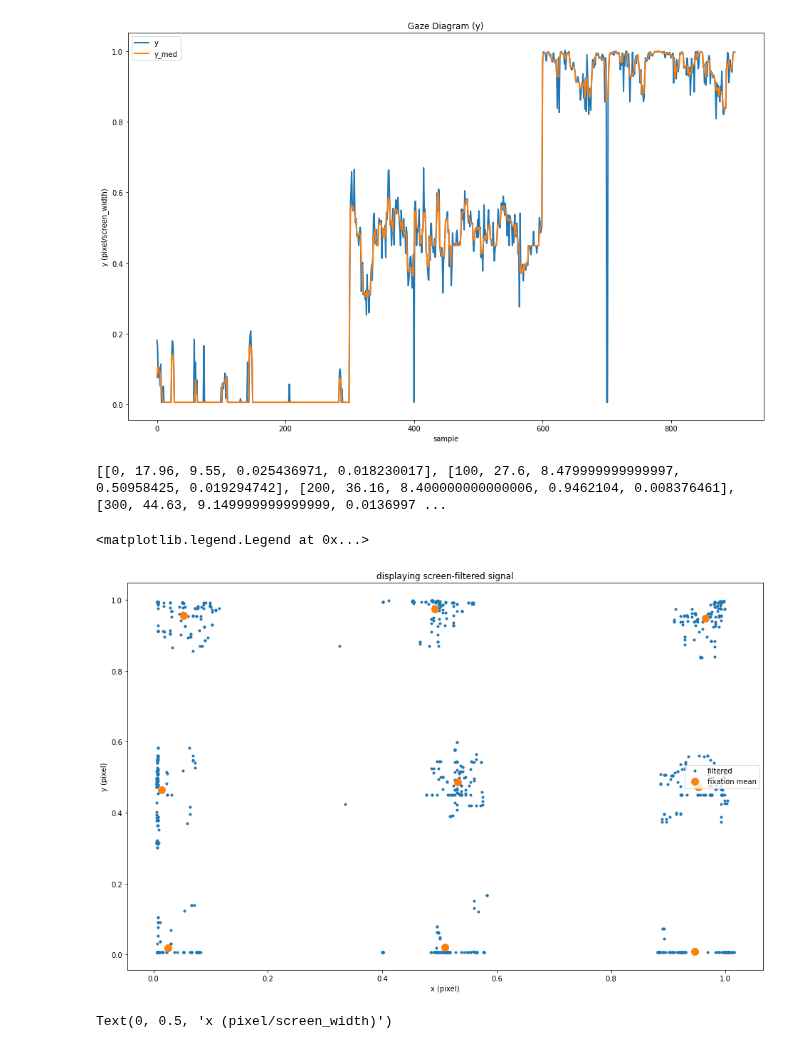
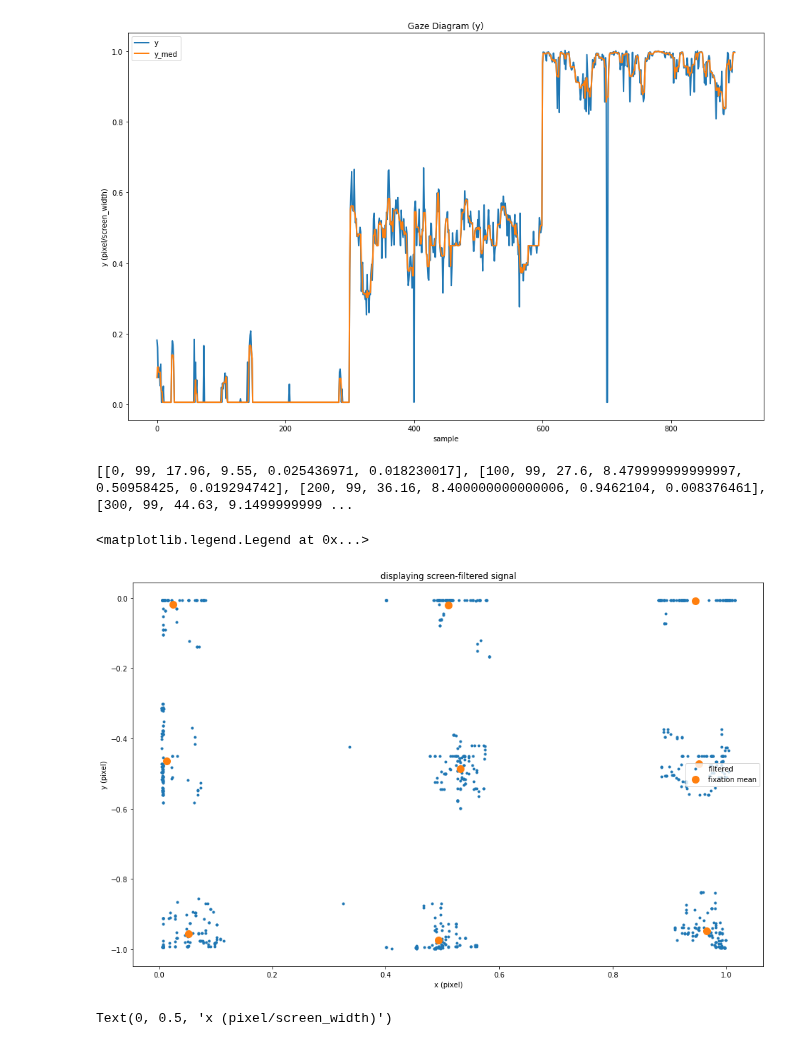
Before and after one commit to MustafaLotfi/Owleye, a Jupyter notebook: run_app/codes/jupyter_notebook/fixations_in_AOIs.ipynb, the cells around one changed output. Saved outputs shown, nothing was run; the diff lists cells and outputs as text; code cells hidden in the pictures.

```diff
--- a/run_app/codes/jupyter_notebook/filtrations_aoi.ipynb
+++ b/run_app/codes/jupyter_notebook/fixations_in_AOIs.ipynb
@@ -4,12 +4,12 @@ import matplotlib.pyplot as plt
 import numpy as np
 from scipy import signal
 # %%
-path2root = "../../"
+PATH2ROOT = "../../../"
 sbj_num = 12
 subjects_fol = "subjects/"
 sampling_test_fol = "sampling-test/"
 # %%
-sampling_test_dir = path2root + subjects_fol + f"{sbj_num}/" + sampling_test_fol
+sampling_test_dir = PATH2ROOT + subjects_fol + f"{sbj_num}/" + sampling_test_fol
 
 with open(sampling_test_dir + "t.pickle", 'rb') as f:
     t = pickle.load(f)
@@ -91,9 +82,7 @@ sac[-1] = True
 # %%
 i = 0
 fix = []
-while True:
-    if i >= n_smp-1:
-        break
+while i < n_smp-1:
     if sac[i]:
         j = 0
         while True:
@@ -101,30 +90,30 @@ while True:
                 break
             else:
                 j += 1
-        fix.append([i, t[i+1], t[i+j+1]-t[i+1], x_med[i+1:i+j+1].mean(), y_med[i+1:i+j+1].mean()])
+        fix.append([i, j, t[i+1], t[i+j+1]-t[i+1], x_med[i+1:i+j+1].mean(), y_med[i+1:i+j+1].mean()])
         i += j+1
 print(fix)
 # %% [output]
-[[0, 17.96, 9.55, 0.025436971, 0.018230017], [100, 27.6, 8.479999999999997, 0.50958425, 0.019294742], [200, 36.16, 8.400000000000006, 0.9462104, 0.008376461], [300, 44.63, 9.149999999999999, 0.0136997 ...
+[[0, 99, 17.96, 9.55, 0.025436971, 0.018230017], [100, 99, 27.6, 8.479999999999997, 0.50958425, 0.019294742], [200, 99, 36.16, 8.400000000000006, 0.9462104, 0.008376461], [300, 99, 44.63, 9.1499999999 ...
 # %%
-nf = []
-xf = []
-yf = []
+f_ind = []
+f_x = []
+f_y = []
 for f in fix:
-    nf.append(f[0])
-    xf.append(f[3])
-    yf.append(f[4])
+    f_ind.append(f[0])
+    f_x.append(f[4])
+    f_y.append(f[5])
 # %%
 plt.figure(figsize=(16, 10))
-plt.plot(x_med, y_med, 'o', markersize=3, label="filtered")
-plt.plot(xf, yf, 'o', markersize=10, label="fixation mean")
+plt.plot(np.array(x_med), -np.array(y_med), 'o', markersize=3, label="filtered")
+plt.plot(np.array(xf), -np.array(yf), 'o', markersize=10, label="fixation mean")
 plt.xlabel("x (pixel)")
 plt.ylabel("y (pixel)")
 plt.title("displaying screen-filtered signal")
 plt.legend()
 # %% [output]
 <matplotlib.legend.Legend at 0x...>
-[figure, old version]
+[figure, new version]
 # %%
 fig = plt.figure(figsize=(16, 10))
 plt.plot(x_med, linewidth=2, label="x_med")
```
Also changed, not shown: parts of 11 cells of this notebook, 1 other file.
